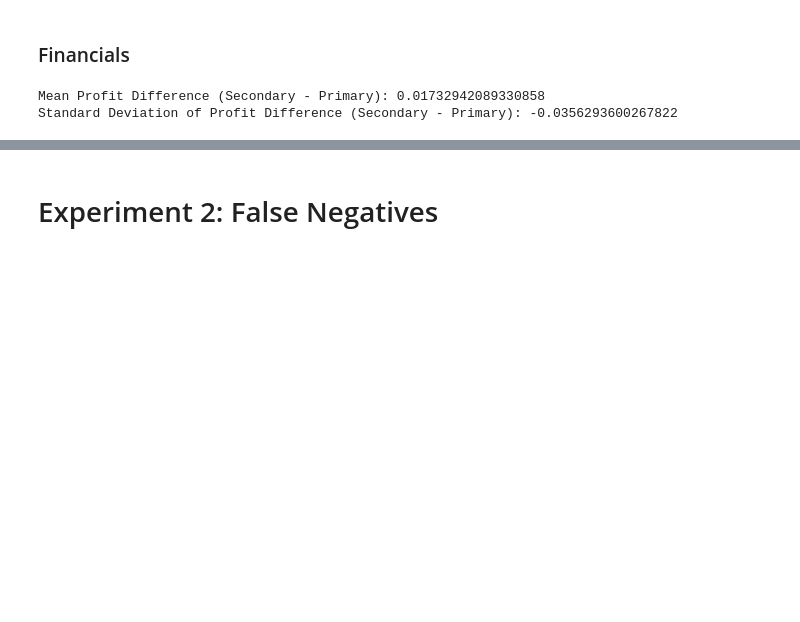
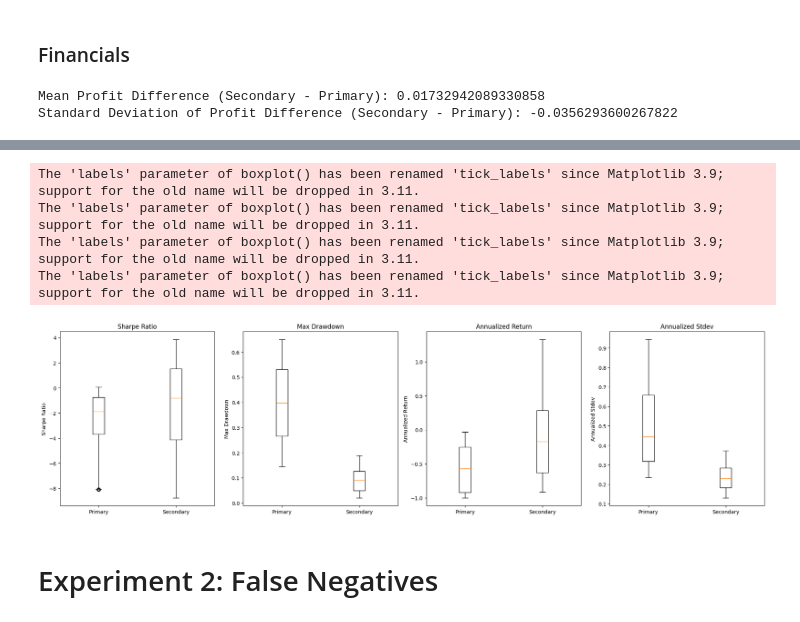
Before and after one commit to Channaholic/meta-labeling, a Jupyter notebook: 1.0-jl-meta-model (1).ipynb, the cells around one changed output, grey strips where cells are left out. Cells and saved outputs as stored; diff of their text form; code cells hidden in the pictures; blank space fills up the shorter version.

```diff
--- a/1.0-jl-meta-model (1).ipynb
+++ b/1.0-jl-meta-model (1).ipynb
@@ -833,0 +952,23 @@ Standard Deviation of Profit Difference (Secondary - Primary): -0.03562936002678
+# %%
+def winsorize(series, lower_quantile=0.10, upper_quantile=0.90):
+    lower_bound = series.quantile(lower_quantile)
+    upper_bound = series.quantile(upper_quantile)
+    return series.clip(lower=lower_bound, upper=upper_bound)
+
+# Apply Winsorization
+for metric in metrics_primary:
+    metrics_primary[metric] = winsorize(pd.Series(metrics_primary[metric]))
+for metric in metrics_secondary:
+    metrics_secondary[metric] = winsorize(pd.Series(metrics_secondary[metric]))
+
+
+# Convert the metrics dictionaries to DataFrames
+primary_metrics_df = pd.DataFrame(metrics_primary)
+secondary_metrics_df = pd.DataFrame(metrics_secondary)
+
+# Output descriptive statistics
+print("Primary Metrics Descriptive Statistics:")
+print(primary_metrics_df.describe())
+
+print("\nSecondary Metrics Descriptive Statistics:")
+print(secondary_metrics_df.describe())
@@ -834,2 +993,21 @@ Standard Deviation of Profit Difference (Secondary - Primary): -0.03562936002678
+# %%
+
+
+fig, axes = plt.subplots(nrows=1, ncols=len(metrics), figsize=(20, 6))
+
+for i, metric in enumerate(metrics):
+    ax = axes[i]
+    ax.boxplot([metrics_primary[metric], metrics_secondary[metric]], labels=['Primary', 'Secondary'])
+    ax.set_title(metric)
+    ax.set_ylabel(metric)
+
+plt.tight_layout(rect=[0, 0.03, 1, 0.95])
+plt.show()
+# %% [output]
+The 'labels' parameter of boxplot() has been renamed 'tick_labels' since Matplotlib 3.9; support for the old name will be dropped in 3.11.
+The 'labels' parameter of boxplot() has been renamed 'tick_labels' since Matplotlib 3.9; support for the old name will be dropped in 3.11.
+The 'labels' parameter of boxplot() has been renamed 'tick_labels' since Matplotlib 3.9; support for the old name will be dropped in 3.11.
+The 'labels' parameter of boxplot() has been renamed 'tick_labels' since Matplotlib 3.9; support for the old name will be dropped in 3.11.
+[figure, added]
 # %% [markdown]
 # Experiment 2: False Negatives
```
Also changed, not shown: parts of 32 cells of this notebook.
